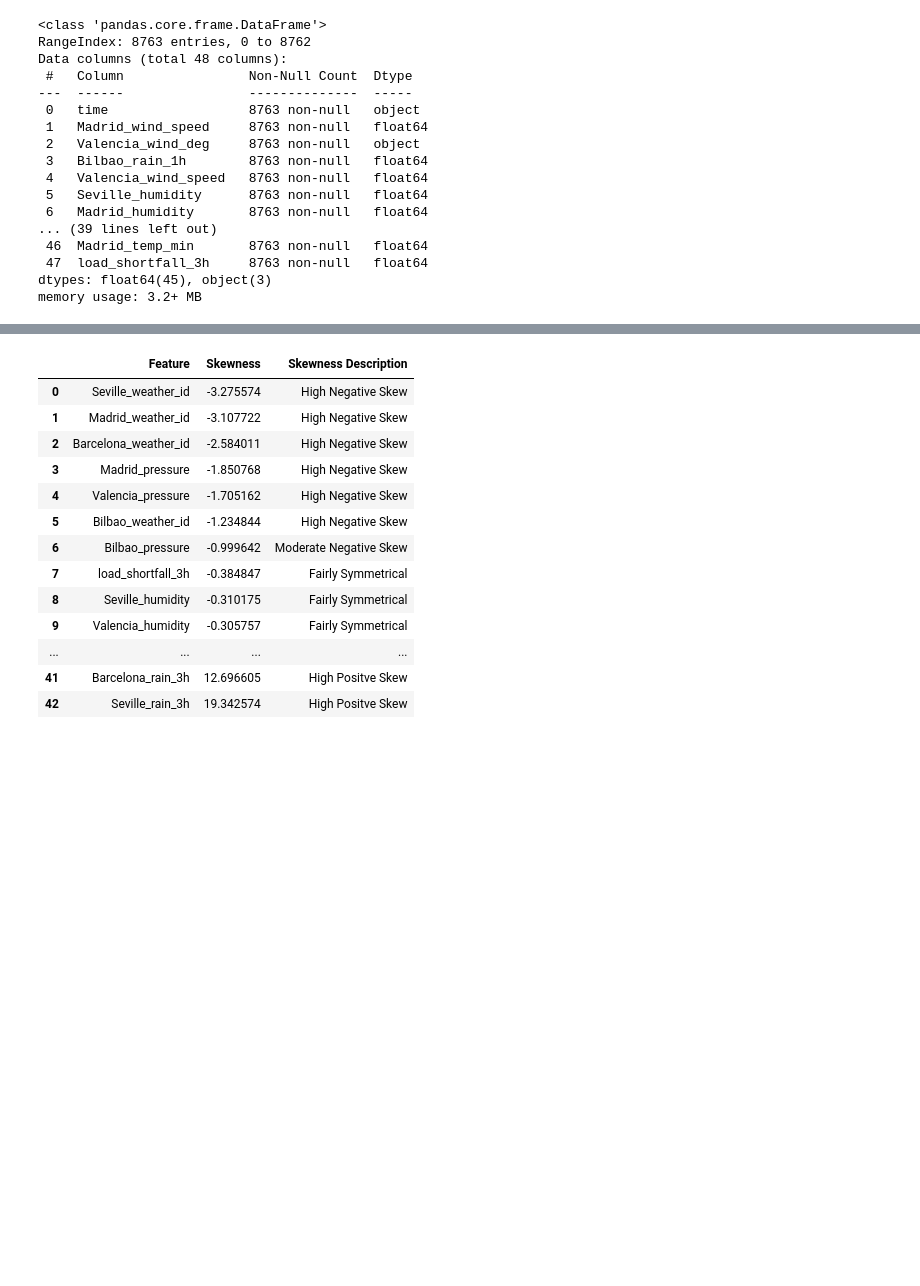
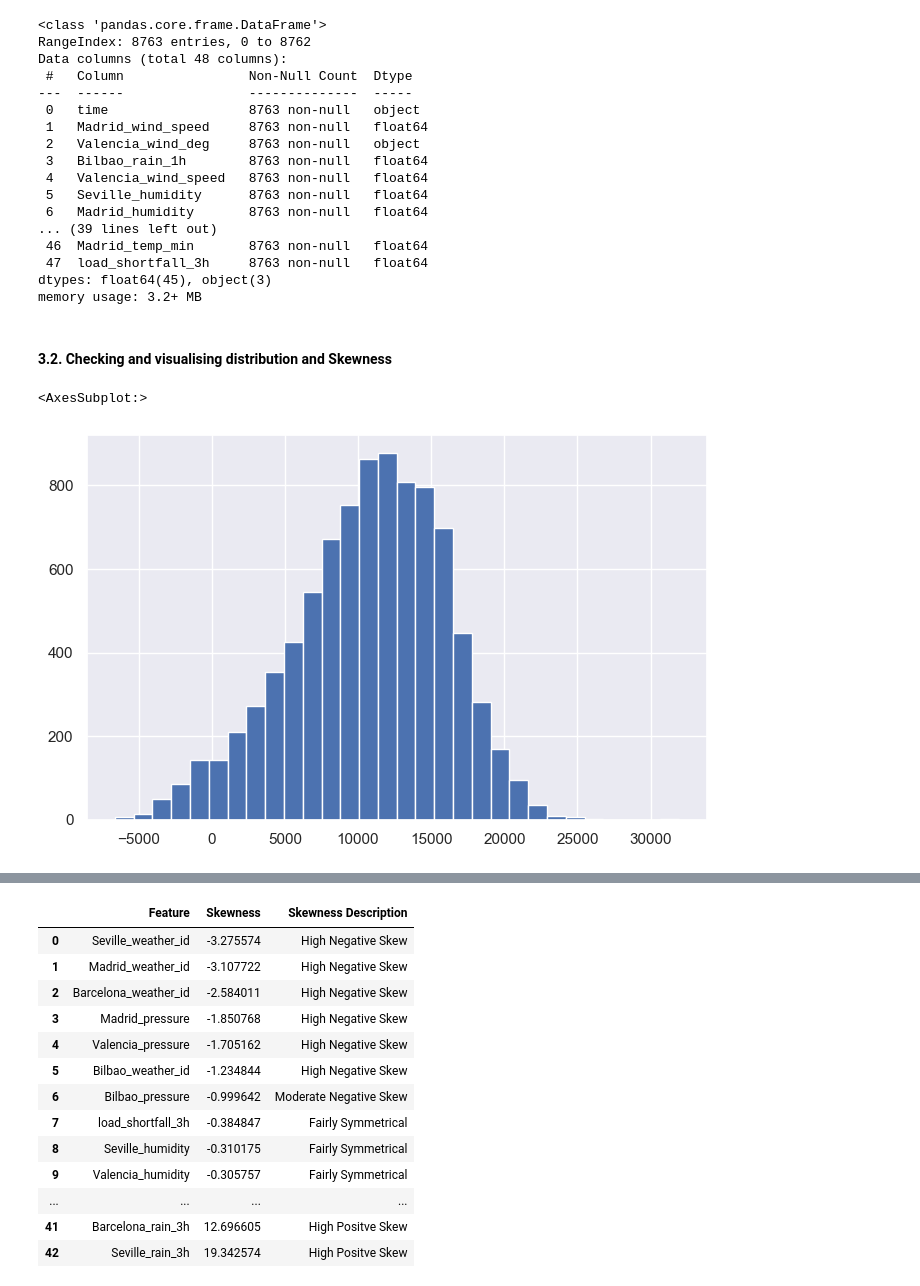
Before and after one commit to ObengKojo23/Team_NM4, a Jupyter notebook: notebooks/starter-notebook.ipynb, the cells around one changed output, grey strips where cells are left out. Cells and saved outputs as stored; diff of their text form; code cells hidden in the pictures; blank space fills up the shorter version.

```diff
--- a/notebooks/starter-notebook.ipynb
+++ b/notebooks/starter-notebook.ipynb
@@ -283,3 +276,5 @@ Data columns (total 48 columns):
  47  load_shortfall_3h     8763 non-null   float64
 dtypes: float64(45), object(3)
 memory usage: 3.2+ MB
+# %% [markdown]
+#### 3.2. Checking and visualising distribution and Skewness
@@ -285,0 +284,6 @@ memory usage: 3.2+ MB
+# %%
+#Visualising distribution of all Target Variable
+df_train['load_shortfall_3h'].hist(figsize=(8,5), bins=30)
+# %% [output]
+<AxesSubplot:>
+[figure, added]
```
Also changed, not shown: parts of 83 cells of this notebook.
